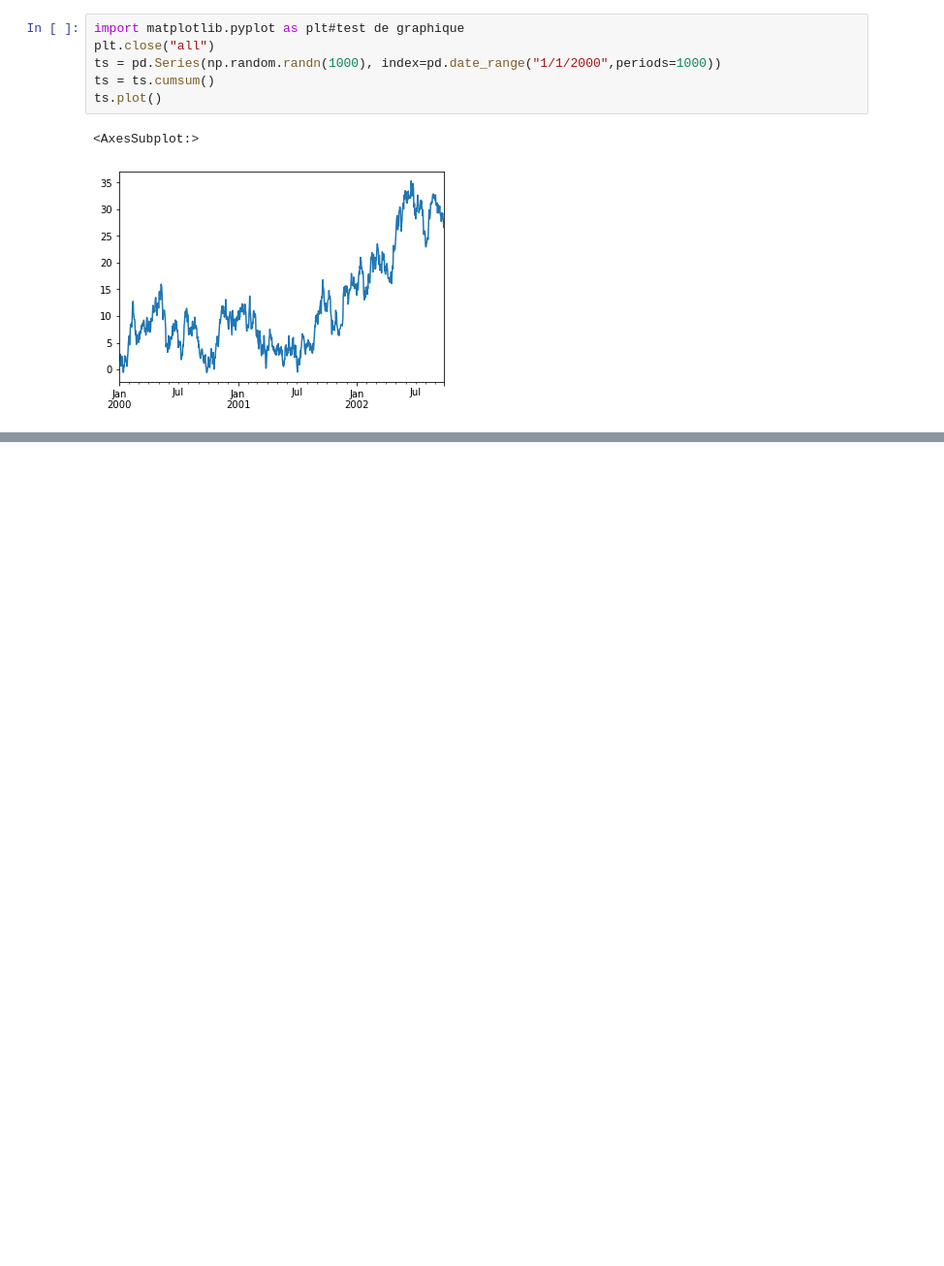
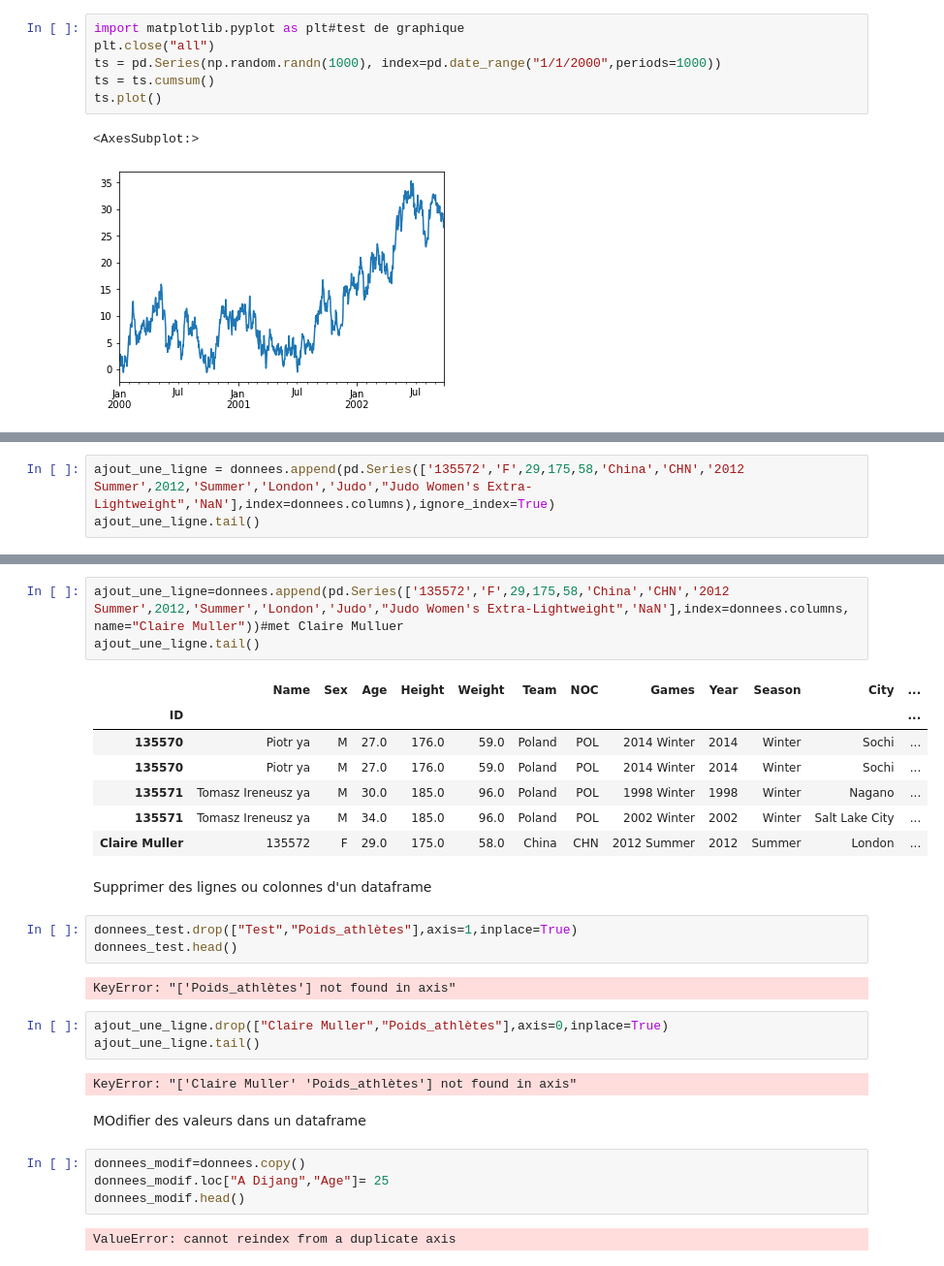
Before and after one commit to ShaD971/Python_Data_Analyst, a Jupyter notebook: Panda_Perso.ipynb, the cells around one changed output, grey strips where cells are left out. Shown at 97% size. Saved outputs shown, nothing was run; the diff lists cells and outputs as text; blank space fills up the shorter version.

Commit message:
MOdifier des valeurs dans un dataframe

```diff
--- a/Panda_Perso.ipynb
+++ b/Panda_Perso.ipynb
@@ -489,0 +530,3 @@ ts.plot()
+# %%
+ajout_une_ligne = donnees.append(pd.Series(['135572','F',29,175,58,'China','CHN','2012 Summer',2012,'Summer','London','Judo',"Judo Women's Extra-Lightweight",'NaN'],index=donnees.columns),ignore_index=True)
+ajout_une_ligne.tail()
@@ -489,0 +540,31 @@ ts.plot()
+# %%
+ajout_une_ligne=donnees.append(pd.Series(['135572','F',29,175,58,'China','CHN','2012 Summer',2012,'Summer','London','Judo',"Judo Women's Extra-Lightweight",'NaN'],index=donnees.columns, name="Claire Muller"))#met Claire Mulluer
+ajout_une_ligne.tail()
+# %% [output]
+|  | Name | Sex | Age | Height | Weight | Team | NOC | Games | Year | Season | City | ... |
+| ID |  |  |  |  |  |  |  |  |  |  |  | ... |
+| 135570 | Piotr ya | M | 27.0 | 176.0 | 59.0 | Poland | POL | 2014 Winter | 2014 | Winter | Sochi | ... |
+| 135570 | Piotr ya | M | 27.0 | 176.0 | 59.0 | Poland | POL | 2014 Winter | 2014 | Winter | Sochi | ... |
+| 135571 | Tomasz Ireneusz ya | M | 30.0 | 185.0 | 96.0 | Poland | POL | 1998 Winter | 1998 | Winter | Nagano | ... |
+| 135571 | Tomasz Ireneusz ya | M | 34.0 | 185.0 | 96.0 | Poland | POL | 2002 Winter | 2002 | Winter | Salt Lake City | ... |
+| Claire Muller | 135572 | F | 29.0 | 175.0 | 58.0 | China | CHN | 2012 Summer | 2012 | Summer | London | ... |
+# %% [markdown]
+Supprimer des lignes ou colonnes d'un dataframe
+# %%
+donnees_test.drop(["Test","Poids_athlètes"],axis=1,inplace=True)
+donnees_test.head()
+# %% [output]
+KeyError: "['Poids_athlètes'] not found in axis"
+# %%
+ajout_une_ligne.drop(["Claire Muller","Poids_athlètes"],axis=0,inplace=True)
+ajout_une_ligne.tail()
+# %% [output]
+KeyError: "['Claire Muller' 'Poids_athlètes'] not found in axis"
+# %% [markdown]
+MOdifier des valeurs dans un dataframe
+# %%
+donnees_modif=donnees.copy()
+donnees_modif.loc["A Dijang","Age"]= 25
+donnees_modif.head()
+# %% [output]
+ValueError: cannot reindex from a duplicate axis
```
Also changed, not shown: parts of 8 cells of this notebook.
